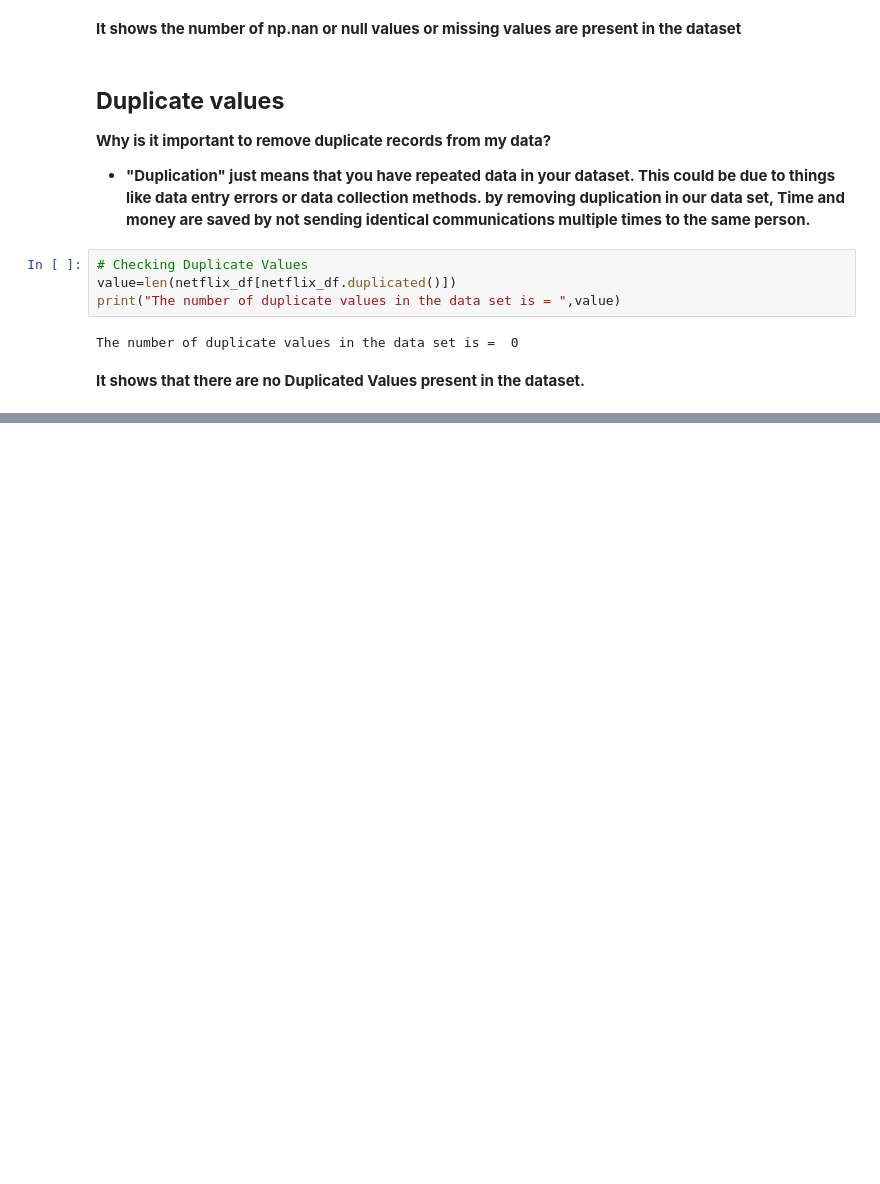
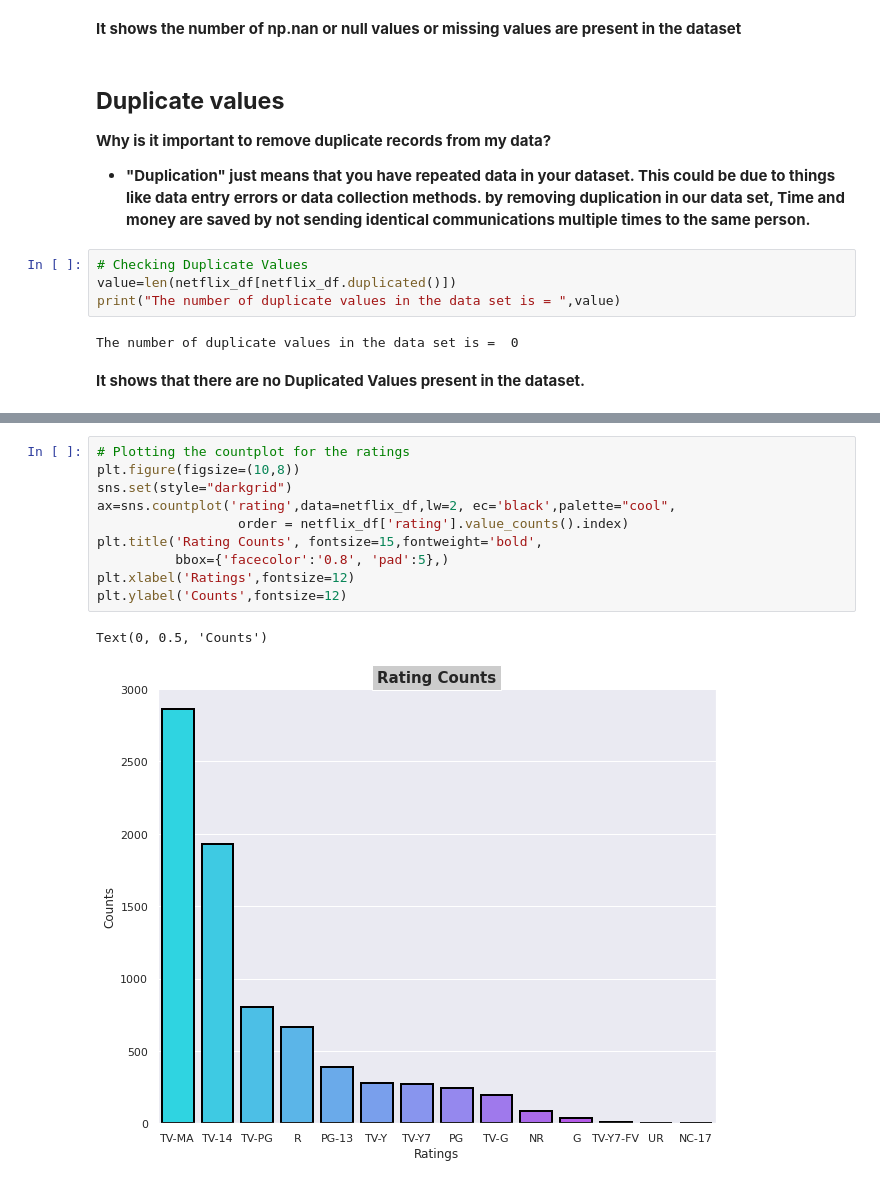
Before and after one commit to praveenbejo95/Netflix-Movies-and-TV-shows-Clustering, a Jupyter notebook: NETFLIX_MOVIES_AND_TV_SHOWS_CLUSTERING.ipynb, the cells around one changed output, grey strips where cells are left out. Cells and saved outputs as stored; diff of their text form; blank space fills up the shorter version.

```diff
--- a/NETFLIX_MOVIES_AND_TV_SHOWS_CLUSTERING.ipynb
+++ b/NETFLIX_MOVIES_AND_TV_SHOWS_CLUSTERING.ipynb
@@ -179,0 +409,13 @@ mn.bar(netflix_df,figsize = (20,6),color = 'purple')
+# %%
+# Plotting the countplot for the ratings
+plt.figure(figsize=(10,8))
+sns.set(style="darkgrid")
+ax=sns.countplot('rating',data=netflix_df,lw=2, ec='black',palette="cool",
+                  order = netflix_df['rating'].value_counts().index)
+plt.title('Rating Counts', fontsize=15,fontweight='bold',
+          bbox={'facecolor':'0.8', 'pad':5},)
+plt.xlabel('Ratings',fontsize=12)
+plt.ylabel('Counts',fontsize=12)
+# %% [output]
+Text(0, 0.5, 'Counts')
+[figure, added]
```
Also changed, not shown: parts of 43 cells of this notebook.
